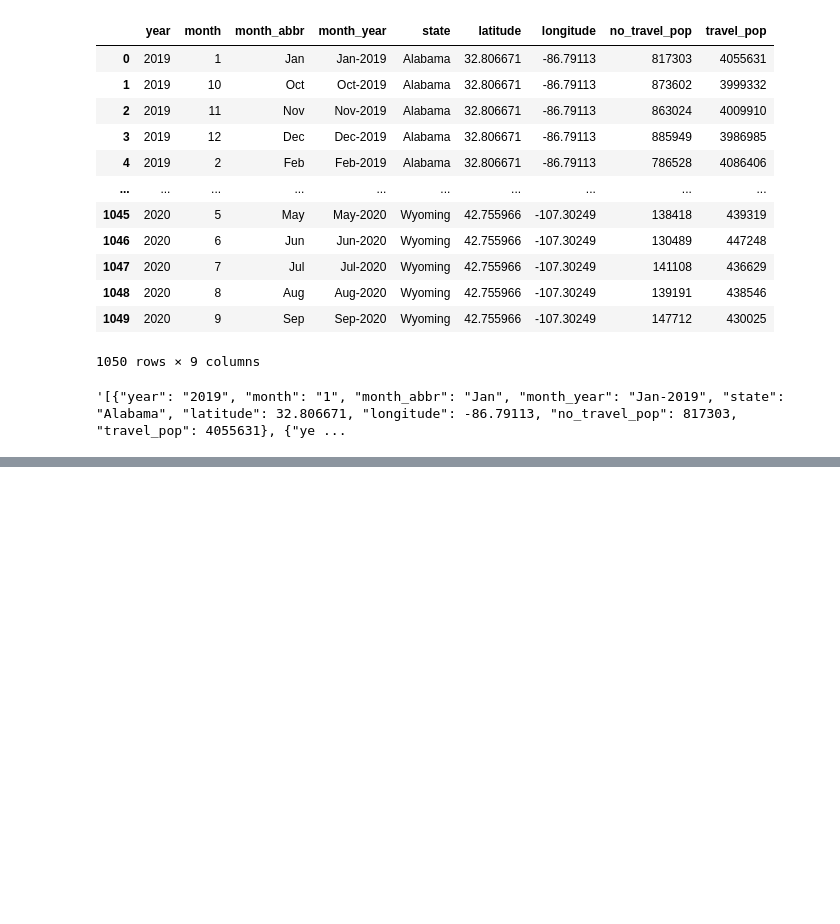
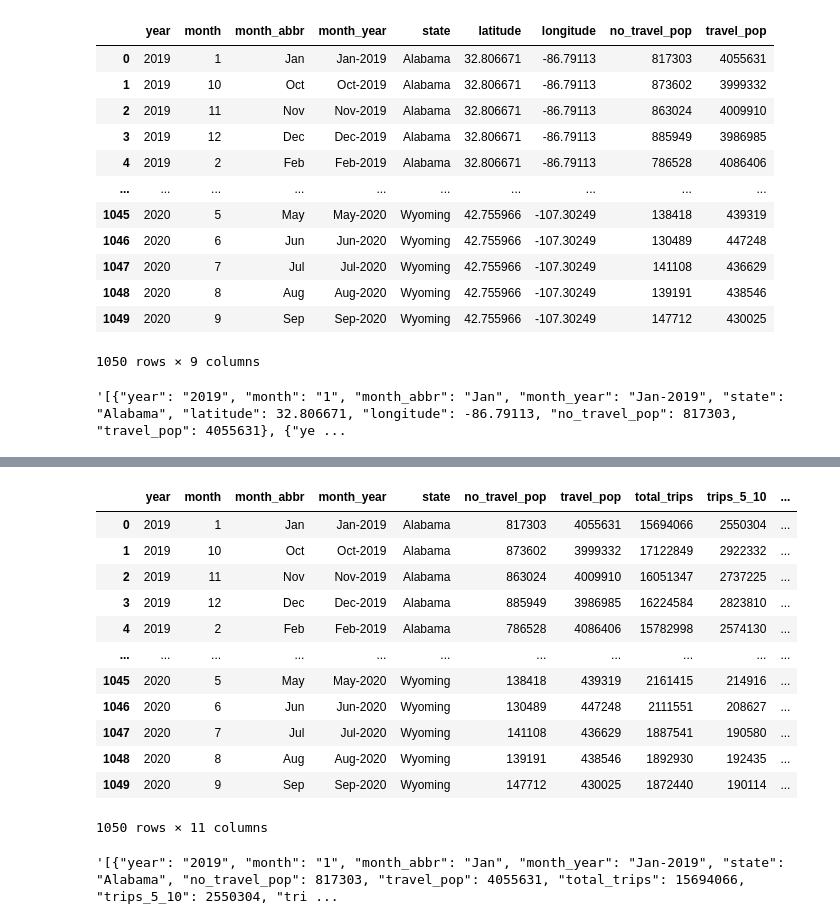
Before and after one commit to aselvan8/project_travel_plan, a Jupyter notebook: python_code/data_prep_flask.ipynb, the cells around one changed output, grey strips where cells are left out. Cells and saved outputs as stored; diff of their text form; code cells hidden in the pictures; blank space fills up the shorter version.

```diff
--- a/python_code/data_prep_flask.ipynb
+++ b/python_code/data_prep_flask.ipynb
@@ -213,0 +309,30 @@ travel_summary_json
+# %%
+# format measures to integer
+
+travel_geomap_df['no_travel_pop'] = travel_geomap_df['no_travel_pop'].astype('int')
+travel_geomap_df['travel_pop'] = travel_geomap_df['travel_pop'].astype('int')
+travel_geomap_df['total_trips'] = travel_geomap_df['total_trips'].astype('int')
+travel_geomap_df['trips_5_10'] = travel_geomap_df['trips_5_10'].astype('int')
+travel_geomap_df['trips_100_250'] = travel_geomap_df['trips_100_250'].astype('int')
+travel_geomap_df['trips_500'] = travel_geomap_df['trips_500'].astype('int')
+
+travel_geomap_df
+# %% [output]
+|  | year | month | month_abbr | month_year | state | no_travel_pop | travel_pop | total_trips | trips_5_10 | ... |
+| 0 | 2019 | 1 | Jan | Jan-2019 | Alabama | 817303 | 4055631 | 15694066 | 2550304 | ... |
+| 1 | 2019 | 10 | Oct | Oct-2019 | Alabama | 873602 | 3999332 | 17122849 | 2922332 | ... |
+| 2 | 2019 | 11 | Nov | Nov-2019 | Alabama | 863024 | 4009910 | 16051347 | 2737225 | ... |
+| 3 | 2019 | 12 | Dec | Dec-2019 | Alabama | 885949 | 3986985 | 16224584 | 2823810 | ... |
+| 4 | 2019 | 2 | Feb | Feb-2019 | Alabama | 786528 | 4086406 | 15782998 | 2574130 | ... |
+| ... | ... | ... | ... | ... | ... | ... | ... | ... | ... | ... |
+| 1045 | 2020 | 5 | May | May-2020 | Wyoming | 138418 | 439319 | 2161415 | 214916 | ... |
+| 1046 | 2020 | 6 | Jun | Jun-2020 | Wyoming | 130489 | 447248 | 2111551 | 208627 | ... |
+| 1047 | 2020 | 7 | Jul | Jul-2020 | Wyoming | 141108 | 436629 | 1887541 | 190580 | ... |
+| 1048 | 2020 | 8 | Aug | Aug-2020 | Wyoming | 139191 | 438546 | 1892930 | 192435 | ... |
+| 1049 | 2020 | 9 | Sep | Sep-2020 | Wyoming | 147712 | 430025 | 1872440 | 190114 | ... |
+1050 rows × 11 columns
+# %%
+travel_geomap_json = json.dumps(travel_geomap_df.to_dict('records'))
+travel_geomap_json
+# %% [output]
+'[{"year": "2019", "month": "1", "month_abbr": "Jan", "month_year": "Jan-2019", "state": "Alabama", "no_travel_pop": 817303, "travel_pop": 4055631, "total_trips": 15694066, "trips_5_10": 2550304, "tri ...
```
Also changed, not shown: parts of 8 cells of this notebook, 1 other file.
